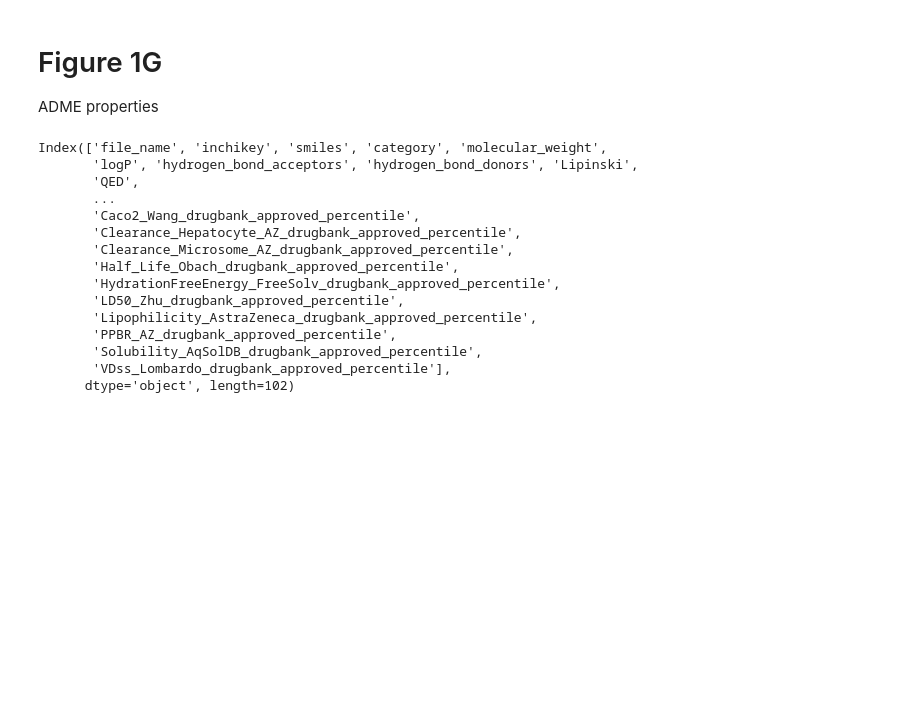
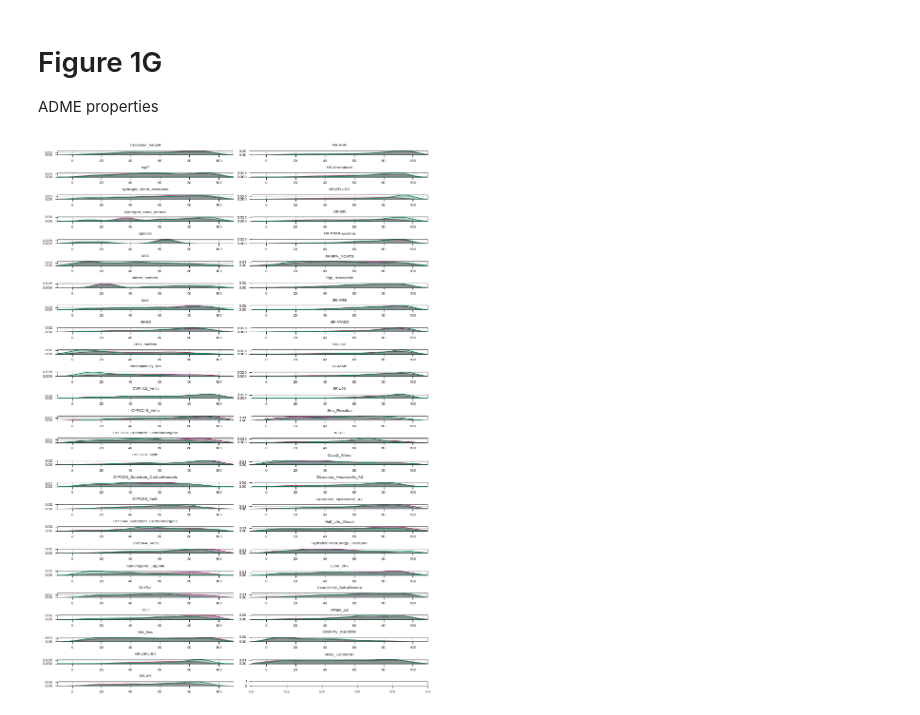
Before and after one commit to ersilia-os/sars-cov-2-chemspace, a Jupyter notebook: notebooks/02_ChemicalSpaceExploration.ipynb, the cells around one changed output. Cells and saved outputs as stored; diff of their text form; code cells hidden in the pictures; blank space fills up the shorter version.

```diff
--- a/notebooks/02_ChemicalSpaceExploration.ipynb
+++ b/notebooks/02_ChemicalSpaceExploration.ipynb
@@ -206,23 +206,30 @@ ax.legend()
 ADME properties
 # %%
 df  = load_data("eos7d58")
-df.columns
-# %% [output]
-Index(['file_name', 'inchikey', 'smiles', 'category', 'molecular_weight',
-       'logP', 'hydrogen_bond_acceptors', 'hydrogen_bond_donors', 'Lipinski',
-       'QED',
-       ...
-       'Caco2_Wang_drugbank_approved_percentile',
-       'Clearance_Hepatocyte_AZ_drugbank_approved_percentile',
-       'Clearance_Microsome_AZ_drugbank_approved_percentile',
-       'Half_Life_Obach_drugbank_approved_percentile',
-       'HydrationFreeEnergy_FreeSolv_drugbank_approved_percentile',
-       'LD50_Zhu_drugbank_approved_percentile',
-       'Lipophilicity_AstraZeneca_drugbank_approved_percentile',
-       'PPBR_AZ_drugbank_approved_percentile',
-       'Solubility_AqSolDB_drugbank_approved_percentile',
-       'VDss_Lombardo_drugbank_approved_percentile'],
-      dtype='object', length=102)
+# %%
+cols_plot = []
+for c in df.columns:
+    if "drugbank_approved_percentile" in c:
+        cols_plot += [c]
+len(cols_plot)
+
+import matplotlib.pyplot as plt
+fig, axs = plt.subplots(25,2, figsize=(8.3,11.7))  # A4 size in inches: 11.7 x 8.3 for half A4
+
+# Ensure there are as many axes as columns
+for i, column in enumerate(cols_plot):
+    ax = axs[i % 25, i // 25]  # Determine the position of the subplot
+    sns.kdeplot(df[df["category"] == "synthetic"][column], ax=ax, alpha=0.5, color=spc, fill=True)
+    sns.kdeplot(df[df["category"] == "natural"][column], ax=ax, alpha=0.3, color=npc, fill=True)
+    ax.set_title(column.replace("_drugbank_approved_percentile", ""))
+    ax.set_xlabel('')  # Remove individual x-axis labels for cleaner look
+    ax.set_ylabel('')  # Remove individual y-axis labels for cleaner look
+    ax.set_xlim(-10,110)
+
+plt.tight_layout()  # Adjust subplots to fit in figure area.
+plt.show()
+# %% [output]
+[figure, added]
 # %%
 all_props = [
     "molecular_weight", "logP", "hydrogen_bond_acceptors", "hydrogen_bond_donors", "Lipinski", "QED",
```
Also changed, not shown: parts of 12 cells of this notebook, 58 other files.
